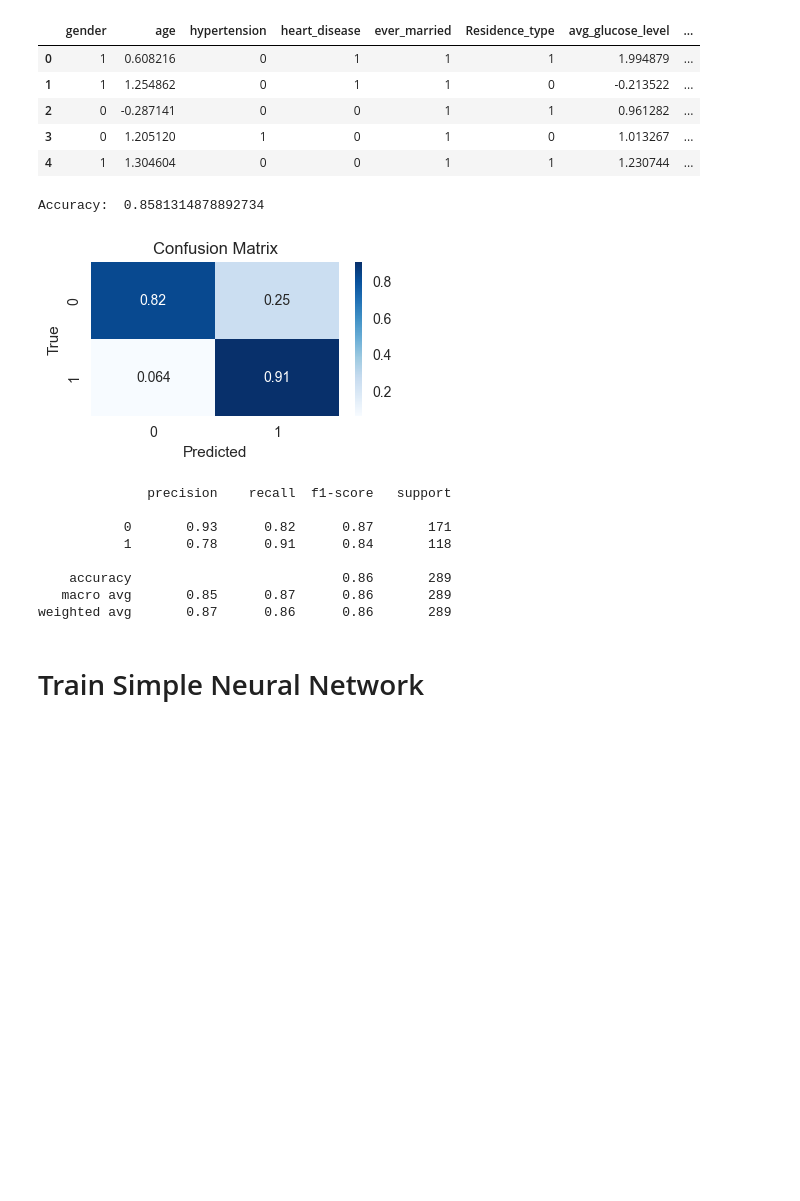
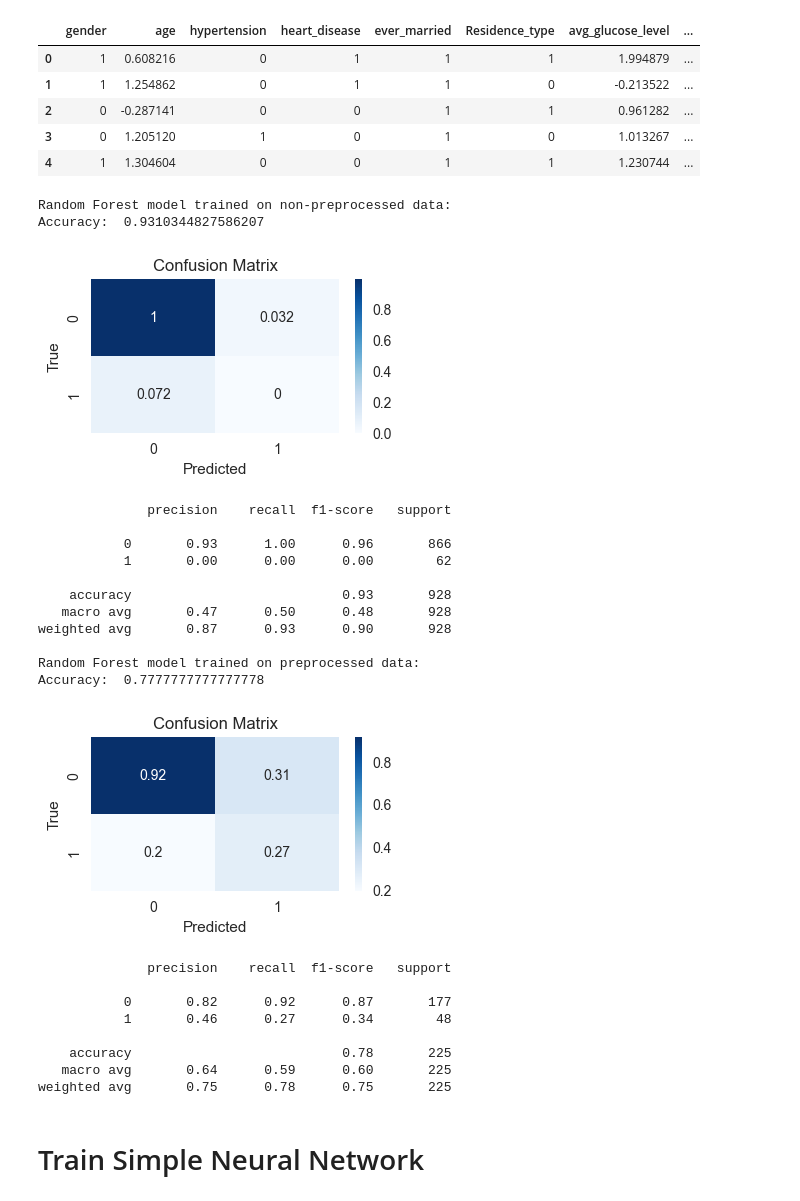
Before and after one commit to maxADeVisser/IDSS_PW3, a Jupyter notebook: data_preprocessing.ipynb, the cells around one changed output. Saved outputs shown, nothing was run; the diff lists cells and outputs as text; code cells hidden in the pictures; blank space fills up the shorter version.

Commit message:
added baseline model

```diff
--- a/data_preprocessing.ipynb
+++ b/data_preprocessing.ipynb
@@ -53,10 +52,9 @@ Dataset statistics:
 # %%
-# Outliers inspection for numerical variables
 plt.figure(figsize=(6, 4))
 scaler = StandardScaler() # first standardize the data to make the boxplots comparable
-sns.boxplot(data=scaler.fit_transform(df_raw[['age', 'avg_glucose_level', 'bmi']]))
-plt.title("Boxplots of numerical variables\n(to insepct for outliers)")
-plt.xticks(rotation=90)
+ax = sns.boxplot(data=scaler.fit_transform(df_raw[['age', 'avg_glucose_level', 'bmi']]))
+ax.set_xticklabels(['age', 'avg_glucose_level', 'bmi'])
+plt.title("Boxplots of numerical variables\n(to inspect for outliers)")
 plt.ylabel("Standardized values")
 plt.show()
 # %% [output]
@@ -121,11 +120,13 @@ df_processed.iloc[3116, 0] = "Female"
 
 # remove records with too low age
 # the data contained a lot of records with age close to 0 ??
-df_processed = df_processed[df_processed.age >= 10]
+df_processed_baseline = df_processed[df_processed.age >= 10] # baseline dataset with limited further processing
+# impute missing values for BMI using median for baseline dataset:
+df_processed_baseline['bmi'].fillna(df_processed_baseline['bmi'].median(), inplace=True)
 
 # Perform Undersampling to account for data imbalance
 # randomly remove 80% of the non-stroke instances
-df_processed = df_processed.drop(df_processed.query("stroke == 0").sample(frac=.8).index)
+df_processed = df_processed_baseline.drop(df_processed_baseline.query("stroke == 0").sample(frac=.8).index)
 
 # Remove singe BMI outlier with BMI of 97,5
 df_processed = df_processed[df_processed.bmi < 60]
@@ -136,6 +137,7 @@ df_processed['bmi'] = imputer.fit_transform(df_processed[['bmi']])
 
 # Encode categorical variables as numbers
 def encode_numericals(df: pd.DataFrame) -> pd.DataFrame:
+    """Encodes categorical variables as numbers"""
     df_return = df.copy()
     df_return['ever_married'] = df_return['ever_married'].replace({'Yes': 1, 'No': 0})
     df_return['work_type'] = df_return['work_type'].replace({'Private': 0, 'Self-employed': 1, 'Govt_job': 2, 'children': 3, 'Never_worked': 4})
@@ -143,4 +145,7 @@ def encode_numericals(df: pd.DataFrame) -> pd.DataFrame:
     df_return['smoking_status'] = df_return['smoking_status'].replace({'formerly smoked': 0, 'never smoked': 1, 'smokes': 2, 'Unknown': 3})
     df_return['gender'] = df_return['gender'].replace({"Female": 0, "Male": 1, "Other": 2})
     return df_return
+
+# Encode baseline and processed datasets:
 df_processed = encode_numericals(df_processed)
+df_processed_baseline = encode_numericals(df_processed_baseline)
@@ -207,48 +217,66 @@ df_processed.head()
 | 3 | 0 | 1.205120 | 1 | 0 | 1 | 0 | 1.013267 | ... |
 | 4 | 1 | 1.304604 | 0 | 0 | 1 | 1 | 1.230744 | ... |
 # %%
-
 def train_rf_model(dataset, split_ratio: float = 0.2):
     X = dataset.drop(columns=['stroke'])
     y = dataset['stroke']
     # split the data into train and test sets
     X_train, X_test, y_train, y_test = train_test_split(X, y, test_size=split_ratio)
 
     # fit a random forest classifier
     clf = RandomForestClassifier()
     clf.fit(X_train, y_train)
 
     # make predictions
     y_pred = clf.predict(X_test)
 
     # evaluate the model
 
     print("Accuracy: ", accuracy_score(y_test, y_pred))
 
     # confusion matrix
     plt.figure(figsize=(4, 2))
     cf_matrix = confusion_matrix(y_test, y_pred)
     cf_matrix = cf_matrix / cf_matrix.astype(float).sum(axis=1)
     sns.heatmap(cf_matrix, annot=True, cmap="Blues")
     plt.xlabel("Predicted")
     plt.ylabel("True")
     plt.title("Confusion Matrix")
     plt.show()
 
     print(classification_report(y_test, y_pred))
 
+# model train on non-preprocessed data (highly imbalanced data)
+print("Random Forest model trained on non-preprocessed data:")
+train_rf_model(df_processed_baseline)
+
+# model trained on preprocessed data
+print("Random Forest model trained on preprocessed data:")
 train_rf_model(df_processed)
 # %% [output]
-Accuracy:  0.8581314878892734
+Random Forest model trained on non-preprocessed data:
+Accuracy:  0.9310344827586207
-[figure, old version]
+[figure, new version]
               precision    recall  f1-score   support
 
-           0       0.93      0.82      0.87       171
-           1       0.78      0.91      0.84       118
+           0       0.93      1.00      0.96       866
+           1       0.00      0.00      0.00        62
 
-    accuracy                           0.86       289
-   macro avg       0.85      0.87      0.86       289
-weighted avg       0.87      0.86      0.86       289
+    accuracy                           0.93       928
+   macro avg       0.47      0.50      0.48       928
+weighted avg       0.87      0.93      0.90       928
+
+Random Forest model trained on preprocessed data:
+Accuracy:  0.7777777777777778
+[figure, added]
+              precision    recall  f1-score   support
+
+           0       0.82      0.92      0.87       177
+           1       0.46      0.27      0.34        48
+
+    accuracy                           0.78       225
+   macro avg       0.64      0.59      0.60       225
+weighted avg       0.75      0.78      0.75       225
 # %% [markdown]
 # Train Simple Neural Network
 # %%
```
Also changed, not shown: parts of 4 cells of this notebook.
